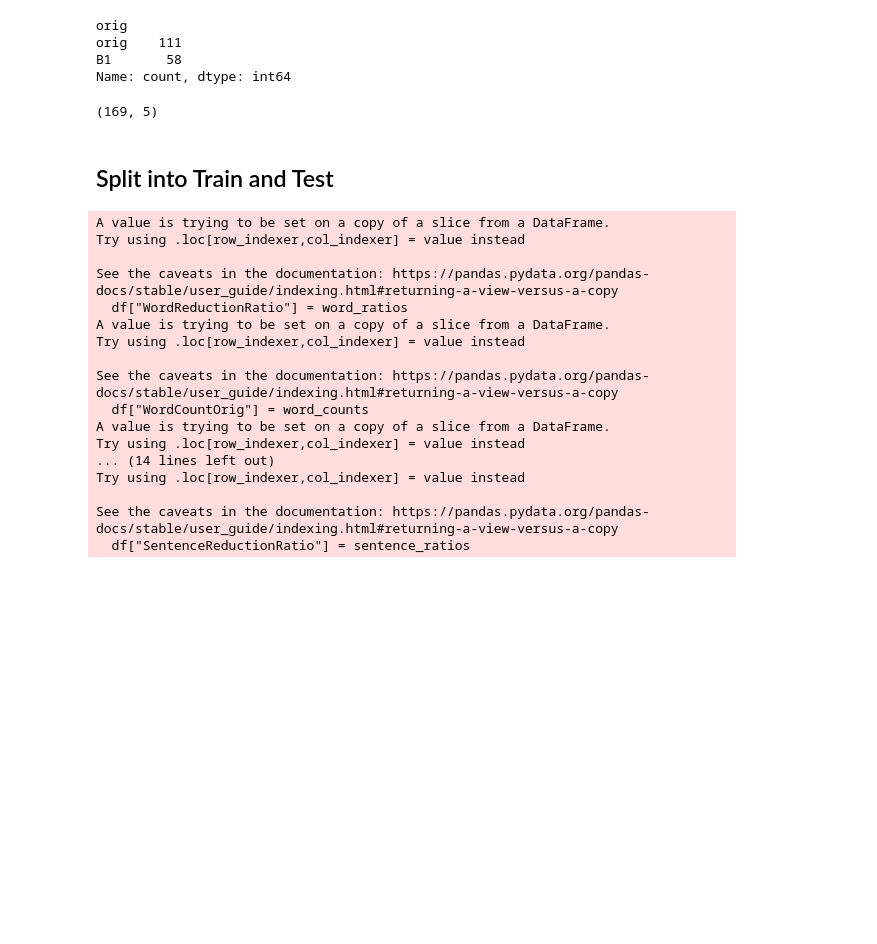
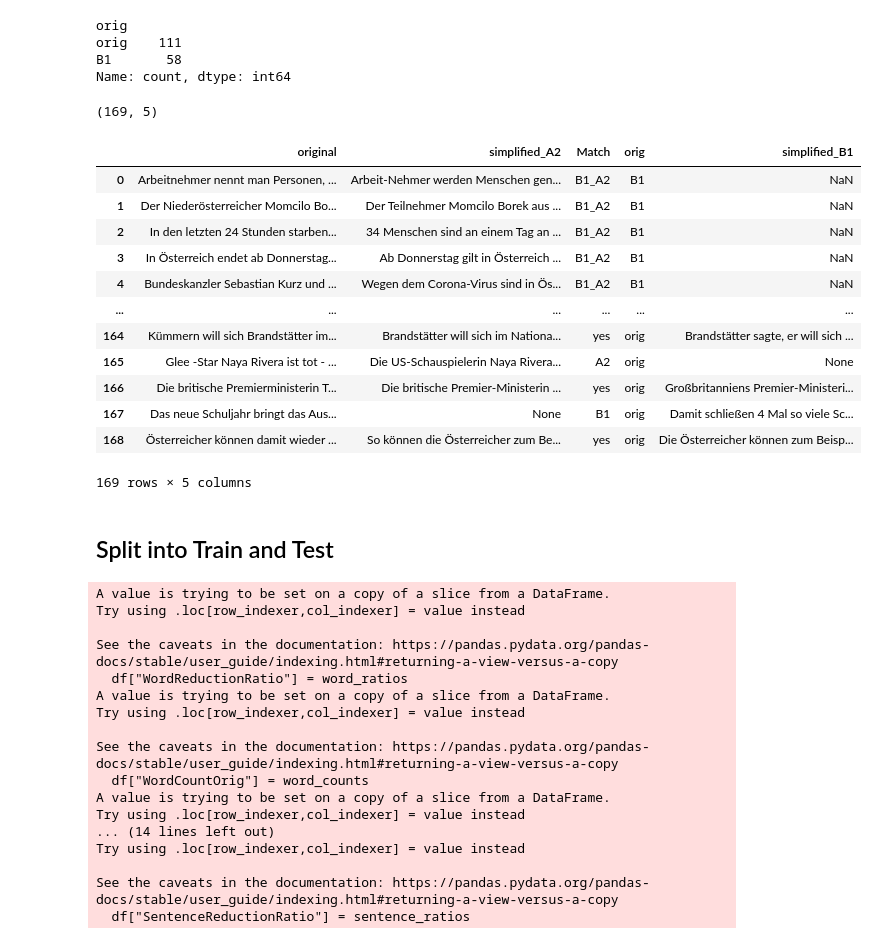
Before and after one commit to ZurichNLP/DETECT, a Jupyter notebook: SimpEval_DE/src/Dataset_Generation.ipynb, the cells around one changed output. Saved outputs shown, nothing was run; the diff lists cells and outputs as text; code cells hidden in the pictures; blank space fills up the shorter version.

Commit message:
updated info on dataset version

```diff
--- a/SimpEval_DE/src/Dataset_Generation.ipynb
+++ b/SimpEval_DE/src/Dataset_Generation.ipynb
@@ -636,6 +696,22 @@ Name: count, dtype: int64
 final_dataset.shape
 # %% [output]
 (169, 5)
+# %%
+final_dataset
+# %% [output]
+|  | original | simplified_A2 | Match | orig | simplified_B1 |
+| 0 | Arbeitnehmer nennt man Personen, ... | Arbeit-Nehmer werden Menschen gen... | B1_A2 | B1 | NaN |
+| 1 | Der Niederösterreicher Momcilo Bo... | Der Teilnehmer Momcilo Borek aus ... | B1_A2 | B1 | NaN |
+| 2 | In den letzten 24 Stunden starben... | 34 Menschen sind an einem Tag an ... | B1_A2 | B1 | NaN |
+| 3 | In Österreich endet ab Donnerstag... | Ab Donnerstag gilt in Österreich ... | B1_A2 | B1 | NaN |
+| 4 | Bundeskanzler Sebastian Kurz und ... | Wegen dem Corona-Virus sind in Ös... | B1_A2 | B1 | NaN |
+| ... | ... | ... | ... | ... | ... |
+| 164 | Kümmern will sich Brandstätter im... | Brandstätter will sich im Nationa... | yes | orig | Brandstätter sagte, er will sich ... |
+| 165 | Glee -Star Naya Rivera ist tot - ... | Die US-Schauspielerin Naya Rivera... | A2 | orig | None |
+| 166 | Die britische Premierministerin T... | Die britische Premier-Ministerin ... | yes | orig | Großbritanniens Premier-Ministeri... |
+| 167 | Das neue Schuljahr bringt das Aus... | None | B1 | orig | Damit schließen 4 Mal so viele Sc... |
+| 168 | Österreicher können damit wieder ... | So können die Österreicher zum Be... | yes | orig | Die Österreicher können zum Beisp... |
+169 rows × 5 columns
 # %% [markdown]
 ## Split into Train and Test
 # %%
```
Also changed, not shown: parts of 10 cells of this notebook.
